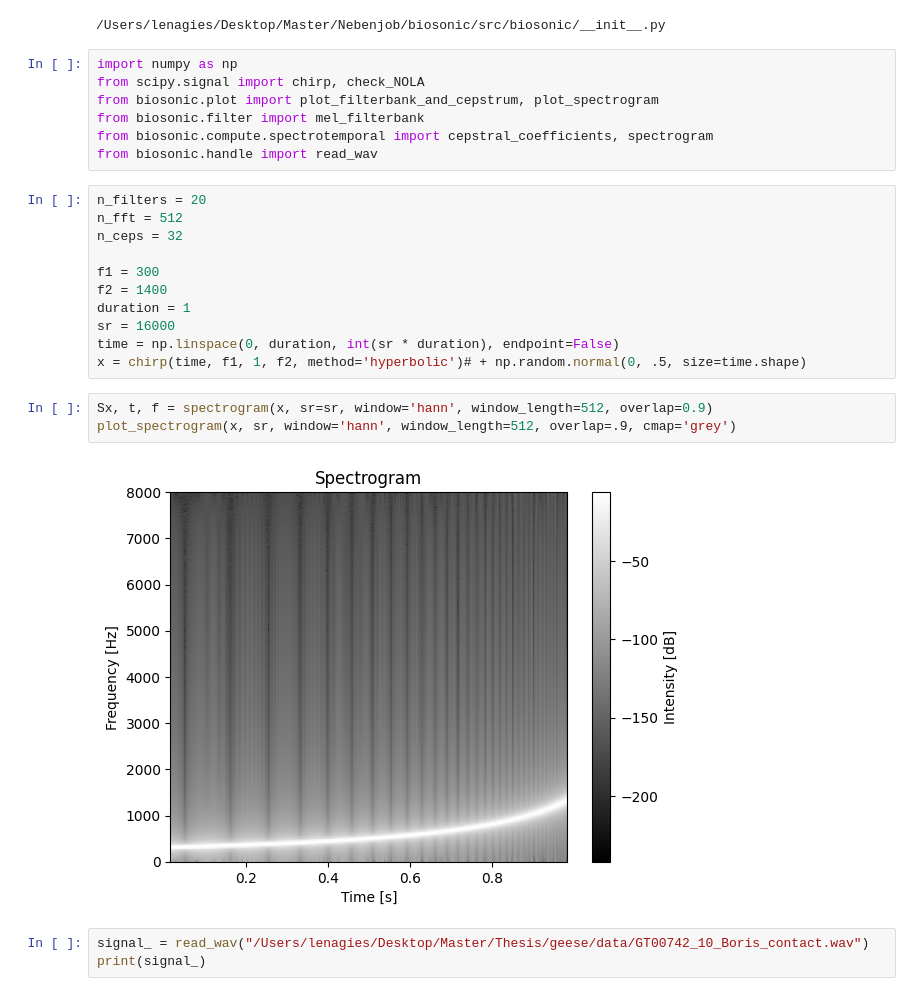
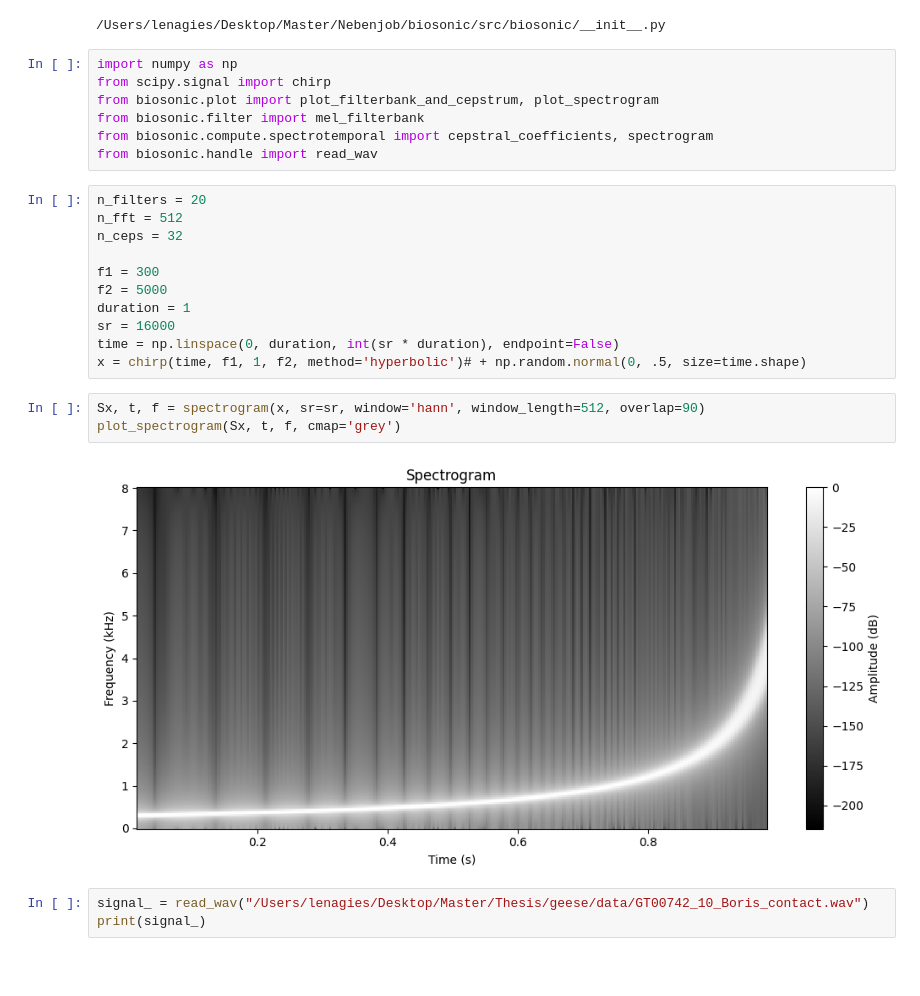
Before and after one commit to lgies23/biosonic, a Jupyter notebook: src/biosonic/test_plots.ipynb, the cells around one changed output. Saved outputs shown, nothing was run; the diff lists cells and outputs as text; blank space fills up the shorter version.

Commit message:
seewave-like spectrogram calculation

```diff
--- a/src/biosonic/test_plots.ipynb
+++ b/src/biosonic/test_plots.ipynb
@@ -5,7 +5,7 @@ print(biosonic.__file__)
 /Users/lenagies/Desktop/Master/Nebenjob/biosonic/src/biosonic/__init__.py
 # %%
 import numpy as np
-from scipy.signal import chirp, check_NOLA
+from scipy.signal import chirp
 from biosonic.plot import plot_filterbank_and_cepstrum, plot_spectrogram
 from biosonic.filter import mel_filterbank
 from biosonic.compute.spectrotemporal import cepstral_coefficients, spectrogram
@@ -16,16 +16,16 @@ n_fft = 512
 n_ceps = 32
 
 f1 = 300
-f2 = 1400
+f2 = 5000
 duration = 1
 sr = 16000
 time = np.linspace(0, duration, int(sr * duration), endpoint=False)
 x = chirp(time, f1, 1, f2, method='hyperbolic')# + np.random.normal(0, .5, size=time.shape)
 # %%
-Sx, t, f = spectrogram(x, sr=sr, window='hann', window_length=512, overlap=0.9)
-plot_spectrogram(x, sr, window='hann', window_length=512, overlap=.9, cmap='grey')
+Sx, t, f = spectrogram(x, sr=sr, window='hann', window_length=512, overlap=90)
+plot_spectrogram(Sx, t, f, cmap='grey')
 # %% [output]
-[figure, old version]
+[figure, new version]
 # %%
 signal_ = read_wav("/Users/lenagies/Desktop/Master/Thesis/geese/data/GT00742_10_Boris_contact.wav")
 print(signal_)
```
Also changed, not shown: parts of 7 cells of this notebook, 3 other files.
